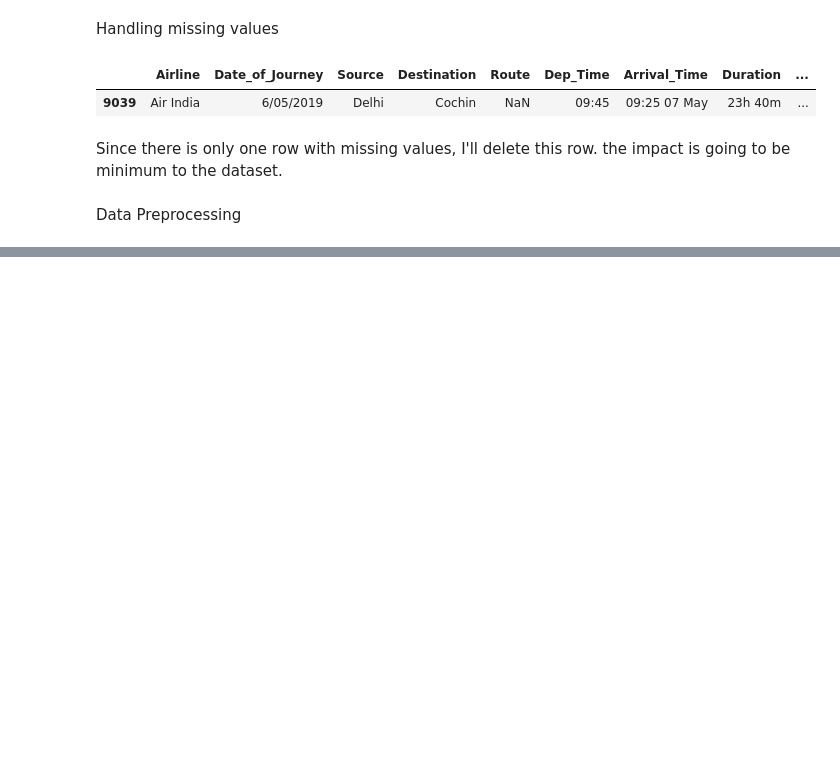
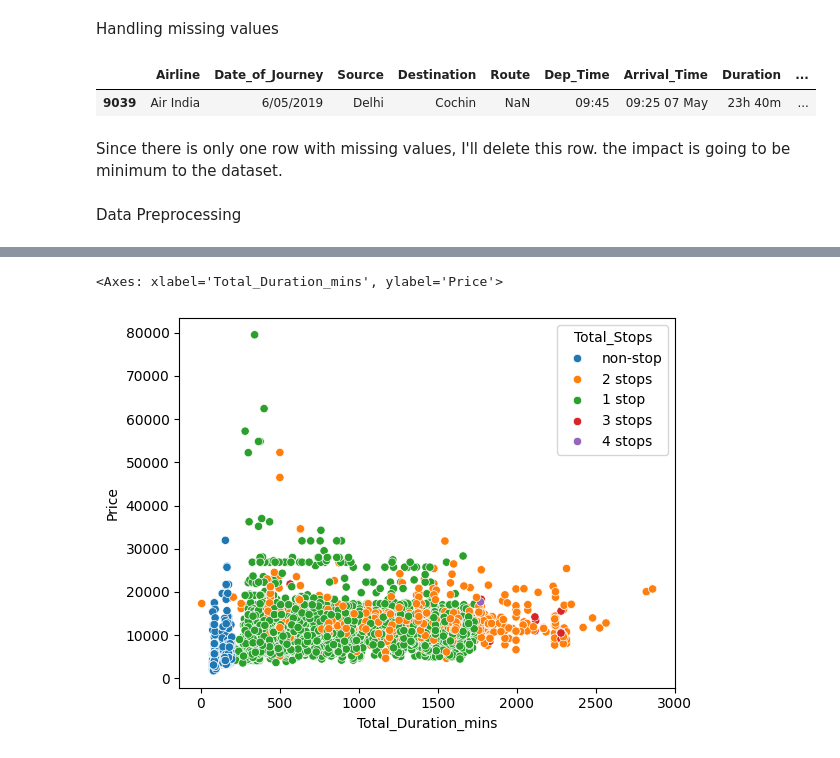
Before and after one commit to MauriPT/predict-fares-ariplanes-ticket, a Jupyter notebook: main.ipynb, the cells around one changed output, grey strips where cells are left out. Saved outputs shown, nothing was run; the diff lists cells and outputs as text; code cells hidden in the pictures; blank space fills up the shorter version.

Commit message:
Data Analysis

```diff
--- a/main.ipynb
+++ b/main.ipynb
@@ -99,0 +122,18 @@ df.drop(col_to_drop, axis=1, inplace=True)
+# %%
+df.drop("Duration",axis=1,inplace=True)
+# %%
+# Convert Total Stops feature into numeric
+
+def total_stops_numeric(stops):
+    if stops == 'non-stop':
+        return 0
+    elif stops == '1 stop':
+        return 1
+    elif stops == '2 stops':
+        return 2
+    elif stops == '3 stops':
+        return 3
+    elif stops == '4 stops':
+        return 4
+# %%
+df['Total_Stops_num'] = df['Total_Stops'].apply(total_stops_numeric)
@@ -99,0 +162,7 @@ df.drop(col_to_drop, axis=1, inplace=True)
+# %%
+df['Total_Duration_mins'] = df['Duration_Hours']*60+df['Duration_Minutes']
+# %%
+sns.scatterplot(data=df, x='Total_Duration_mins', y='Price', hue='Total_Stops')
+# %% [output]
+<Axes: xlabel='Total_Duration_mins', ylabel='Price'>
+[figure, added]
```
Also changed, not shown: parts of 12 cells of this notebook.
